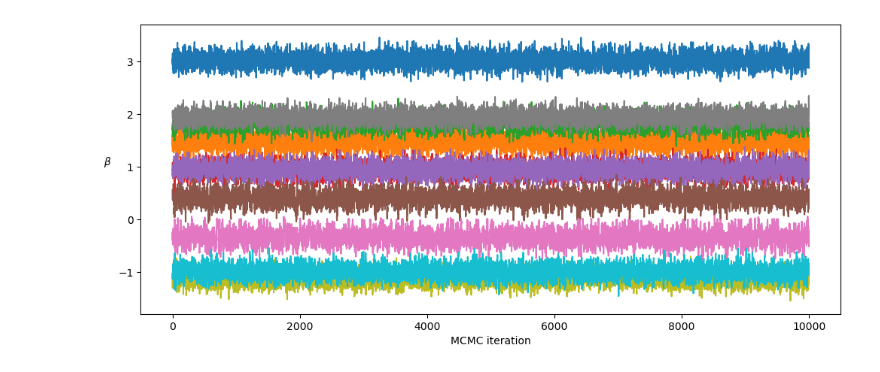
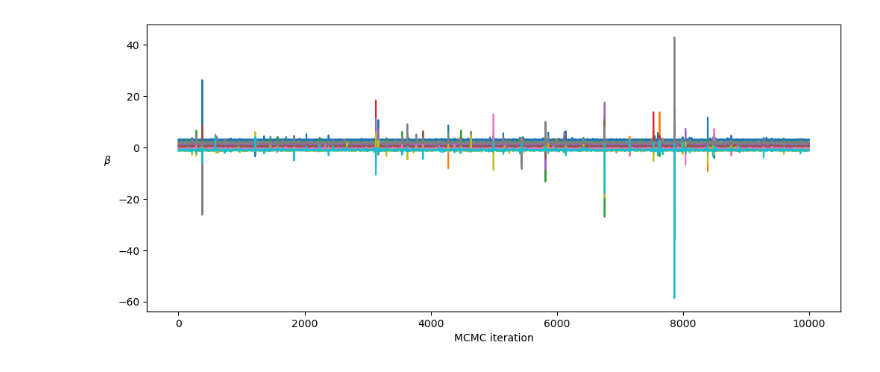
Before and after one commit to kexiongwen/Bayesian_L_half, a Jupyter notebook: Quantile_demo.ipynb, the cells around one changed output. Cells and saved outputs as stored; diff of their text form; code cells hidden in the pictures.

```diff
--- a/Quantile_demo.ipynb
+++ b/Quantile_demo.ipynb
@@ -58,13 +58,13 @@ tensor([ 3.0226e+00,  1.4878e+00,  1.1421e-02,  7.0438e-03,  1.8362e+00,
 # %%
 plt.figure(figsize=(12, 5))
 plt.rcParams['font.size'] = 10
 
-plt.plot(beta_sample[[0, 1, 4, 9,12,18,25,30,45,50], :].cpu().numpy().T)
+plt.plot(beta_sample[:,[0, 1, 4, 9,12,18,25,30,45,50]].cpu().numpy())
 plt.xlabel('MCMC iteration')
 plt.ylabel(r'$\beta$', rotation=0, labelpad=10)
 plt.show()
 # %% [output]
-[figure, old version]
+[figure, new version]
 # %%
 plt.figure(figsize=(12, 5))
 plt.rcParams['font.size'] = 10
```
Also changed, not shown: parts of 3 cells of this notebook, 9 other files.
